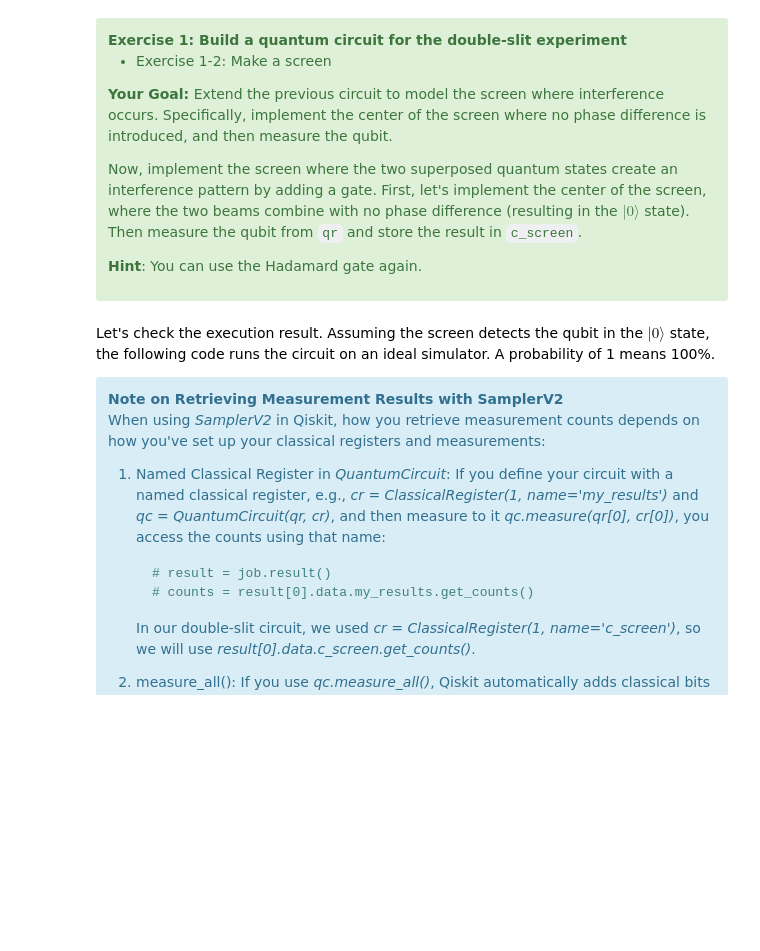
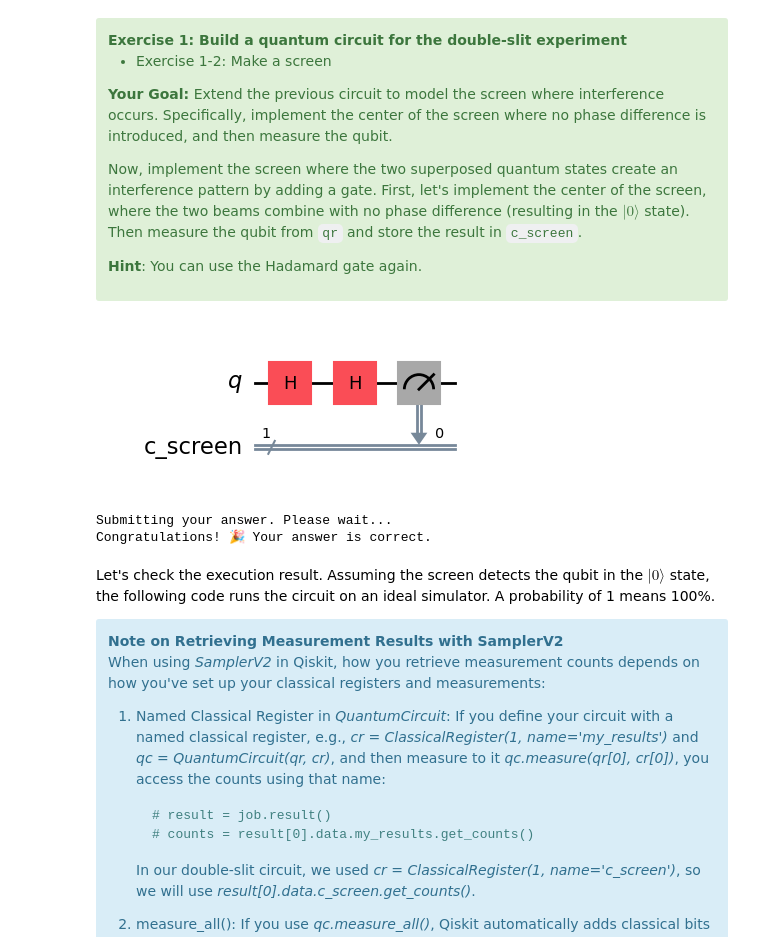
Before and after one commit to Kaustav-007/qgss-2025, a Jupyter notebook: lab-1/lab1.ipynb, the cells around one changed output. Drawn from its saved outputs; the diff is of its cells as text; code cells hidden in the pictures; blank space fills up the shorter version.

```diff
--- a/lab-1/lab1.ipynb
+++ b/lab-1/lab1.ipynb
@@ -176,12 +176,18 @@ Now, implement the screen where the two superposed quantum states create an inte
 </div>
 # %%
 # your code here
-
+double_slit.h(qr[0])
+double_slit.measure(qr[0], cr[0])
 # end of your code
 double_slit.draw('mpl')
+# %% [output]
+[figure, added]
 # %%
 # Submit your answer using the following code
 grade_lab1_ex1_2(double_slit)
+# %% [output]
+Submitting your answer. Please wait...
+Congratulations! 🎉 Your answer is correct.
 # %% [markdown]
 Let's check the execution result. Assuming the screen detects the qubit in the $|0\rangle$ state, the following code runs the circuit on an ideal simulator. A probability of 1 means 100%.
 
```
Also changed, not shown: parts of 4 cells of this notebook.
